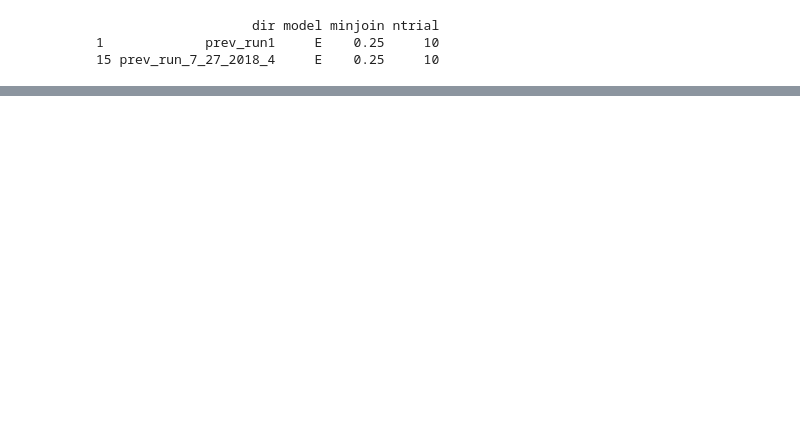
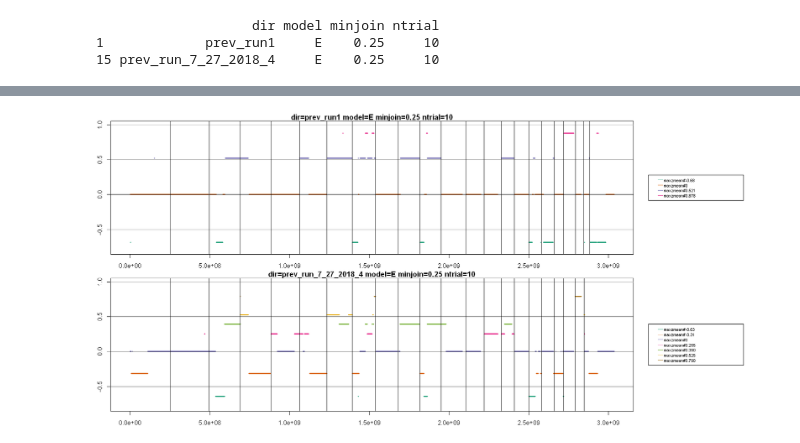
Before and after one commit to CodingBash/compare-cnprep-results, a Jupyter notebook: notebooks/Compare CNPrep Runs.ipynb, the cells around one changed output, grey strips where cells are left out. Saved outputs shown, nothing was run; the diff lists cells and outputs as text; code cells hidden in the pictures; blank space fills up the shorter version.

```diff
--- a/notebooks/Compare CNPrep Runs.ipynb
+++ b/notebooks/Compare CNPrep Runs.ipynb
@@ -72,0 +105,9 @@ Below, we have an example function for highlighting seg.medians that FACETs woul
+# %%
+cluster_value = "maxzmean"
+grid_lines <- TRUE
+chrom_lines <- TRUE
+bin_coord <- FALSE
+
+displayCNprepResults(organoidId= organoidId, model_specs = all_model_specs[selected_model_specs, ], cluster_value = cluster_value , cluster_cols = cluster_cols, grid_lines = grid_lines, chrom_lines = chrom_lines, bin_coord = bin_coord)
+# %% [output]
+[figure, added]
```
Also changed, not shown: parts of 42 cells of this notebook, 2 other files.
